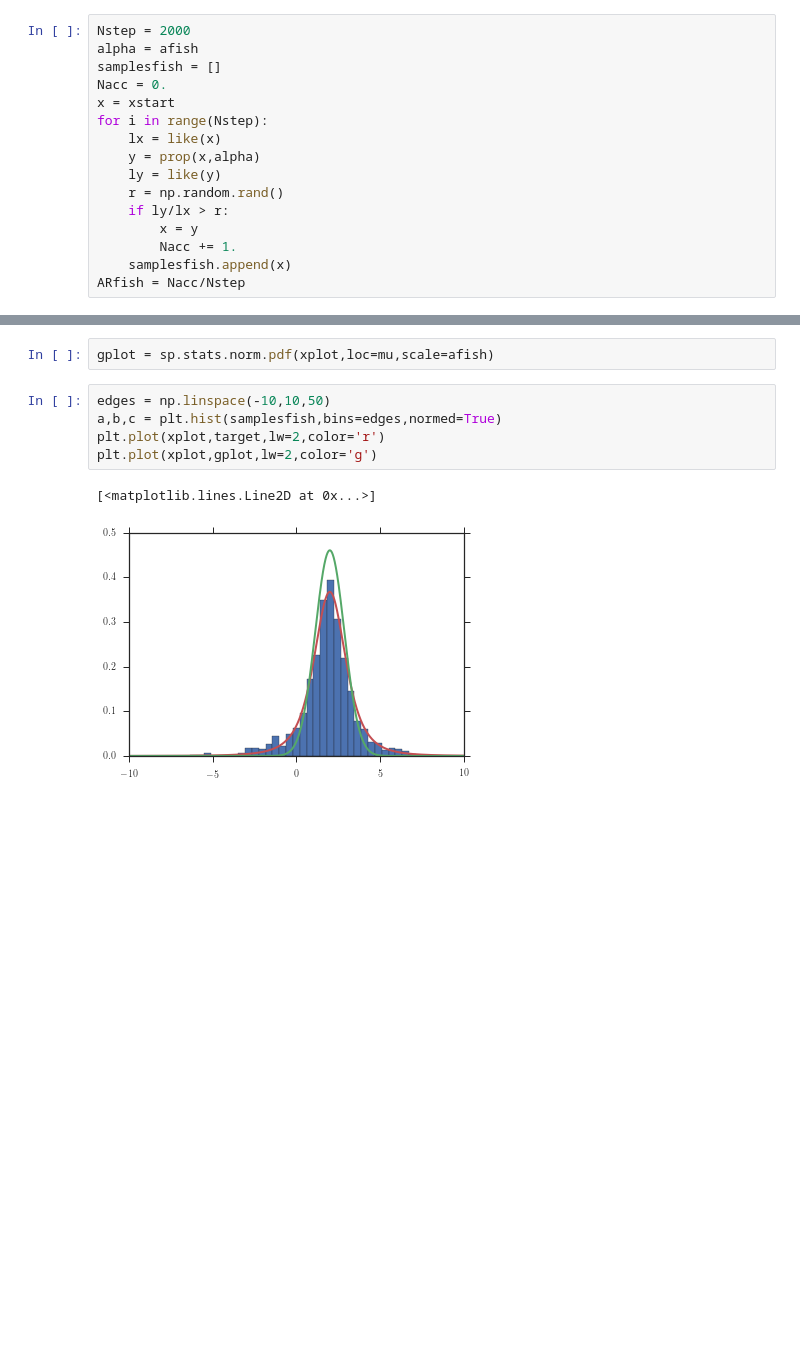
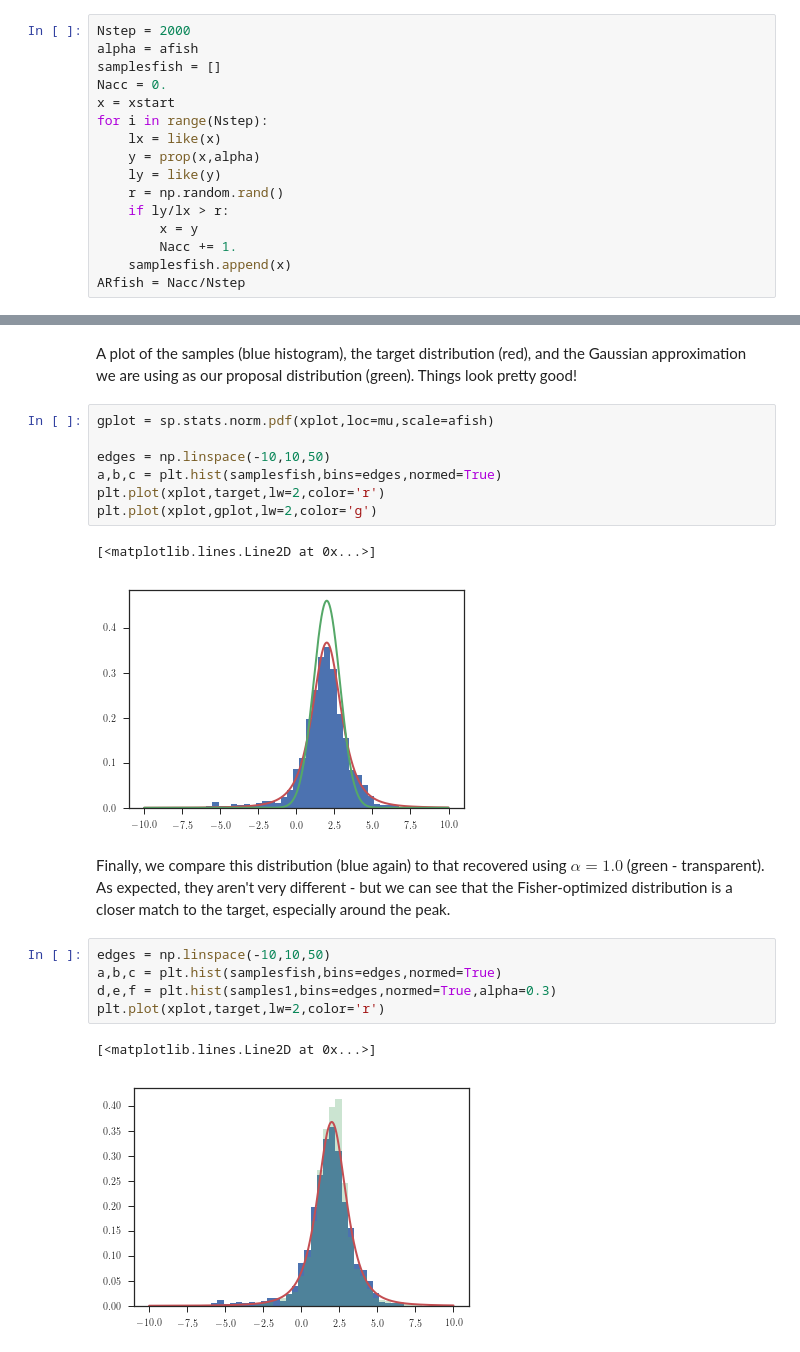
Before and after one commit to lmaesampson/MCMCNotes, a Jupyter notebook: MCMCSamplerDesign.ipynb, the cells around one changed output, grey strips where cells are left out. Saved outputs shown, nothing was run; the diff lists cells and outputs as text; blank space fills up the shorter version.

Commit message:
finished writing up Sampler Design. mostly

```diff
--- a/MCMCSamplerDesign.ipynb
+++ b/MCMCSamplerDesign.ipynb
@@ -416,10 +424,22 @@ plt.plot(samplesfish)
-# %%
-gplot = sp.stats.norm.pdf(xplot,loc=mu,scale=afish)
+# %% [markdown]
+A plot of the samples (blue histogram), the target distribution (red), and the Gaussian approximation we are using as our proposal distribution (green). Things look pretty good!
 # %%
+gplot = sp.stats.norm.pdf(xplot,loc=mu,scale=afish)
+
 edges = np.linspace(-10,10,50)
 a,b,c = plt.hist(samplesfish,bins=edges,normed=True)
 plt.plot(xplot,target,lw=2,color='r')
 plt.plot(xplot,gplot,lw=2,color='g')
 # %% [output]
 [<matplotlib.lines.Line2D at 0x...>]
-[figure, old version]
+[figure, new version]
+# %% [markdown]
+Finally, we compare this distribution (blue again) to that recovered using $\alpha = 1.0$ (green - transparent). As expected, they aren't very different - but we can see that the Fisher-optimized distribution is a closer match to the target, especially around the peak.
+# %%
+edges = np.linspace(-10,10,50)
+a,b,c = plt.hist(samplesfish,bins=edges,normed=True)
+d,e,f = plt.hist(samples1,bins=edges,normed=True,alpha=0.3)
+plt.plot(xplot,target,lw=2,color='r')
+# %% [output]
+[<matplotlib.lines.Line2D at 0x...>]
+[figure, added]
```
Also changed, not shown: parts of 21 cells of this notebook.
